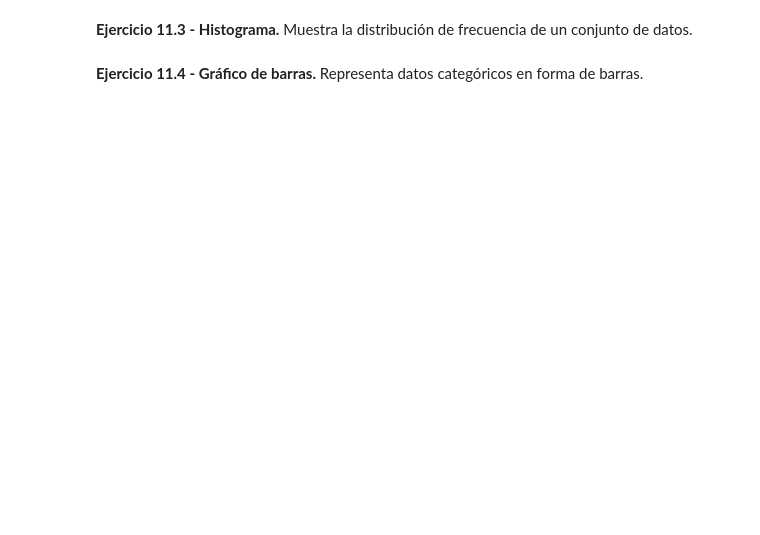
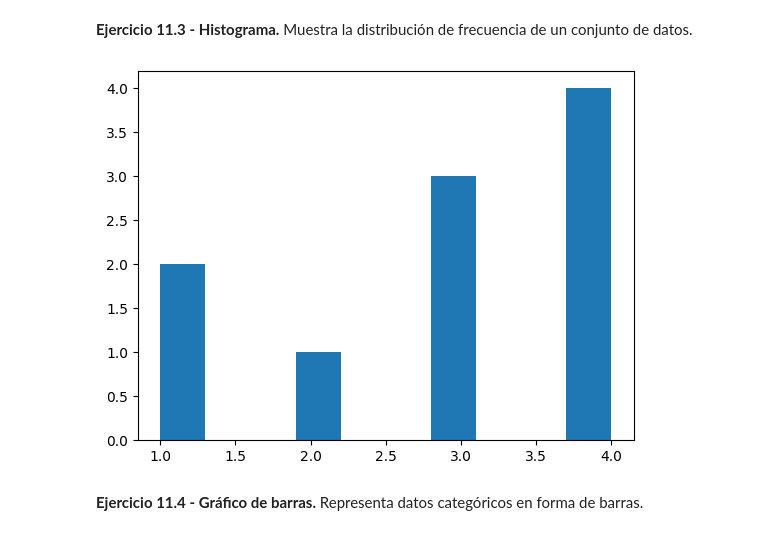
Before and after one commit to fedeegmz/python-labs, a Jupyter notebook: tp-8.ipynb, the cells around one changed output. Drawn from its saved outputs; the diff is of its cells as text; code cells hidden in the pictures; blank space fills up the shorter version.

```diff
--- a/tp-8.ipynb
+++ b/tp-8.ipynb
@@ -215,6 +233,11 @@ y = [2, 3, 4, 5, 6]
 **Ejercicio 11.3 - Histograma.** Muestra la distribución de frecuencia de un conjunto de datos.
 # %%
 datos = [1, 1, 2, 3, 3, 3, 4, 4, 4, 4]
+
+plt.hist(datos)
+plt.show()
+# %% [output]
+[figure, added]
 # %% [markdown]
 **Ejercicio 11.4 - Gráfico de barras.** Representa datos categóricos en forma de barras.
 # %%
```
Also changed, not shown: parts of 8 cells of this notebook, 1 other file.
